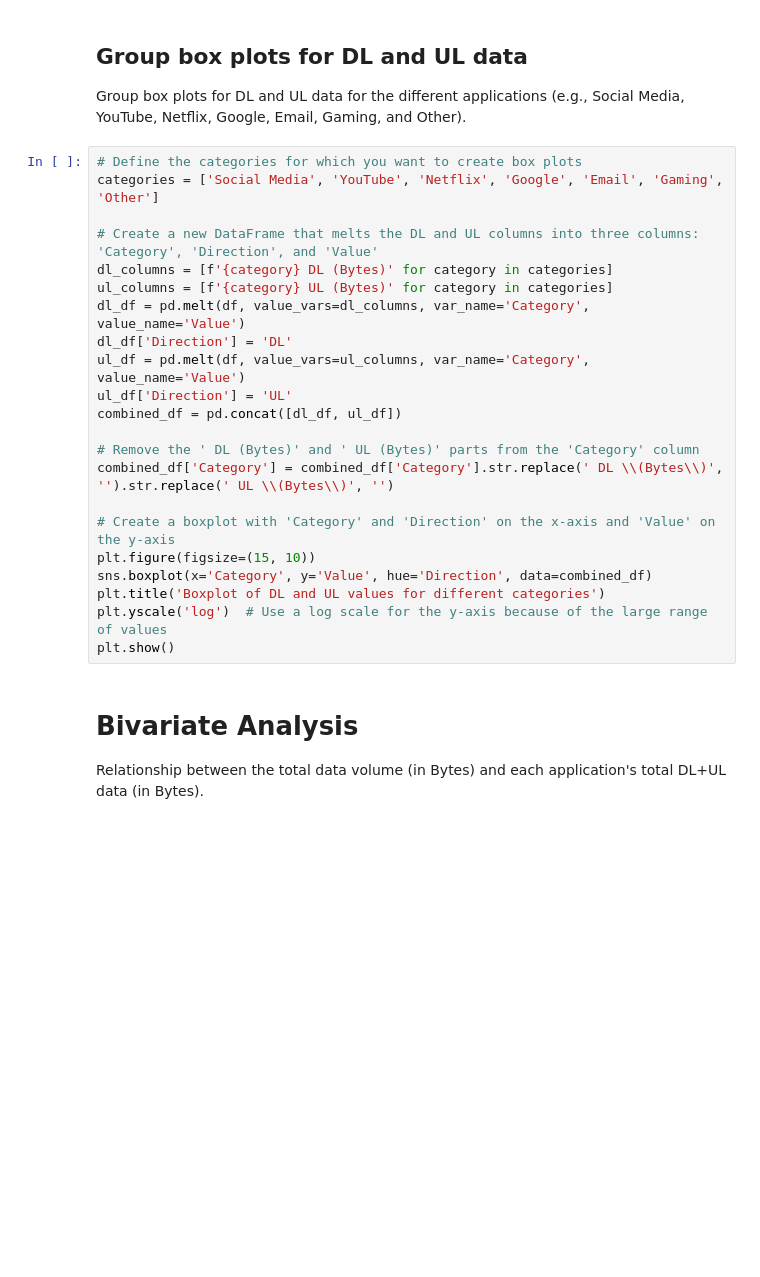
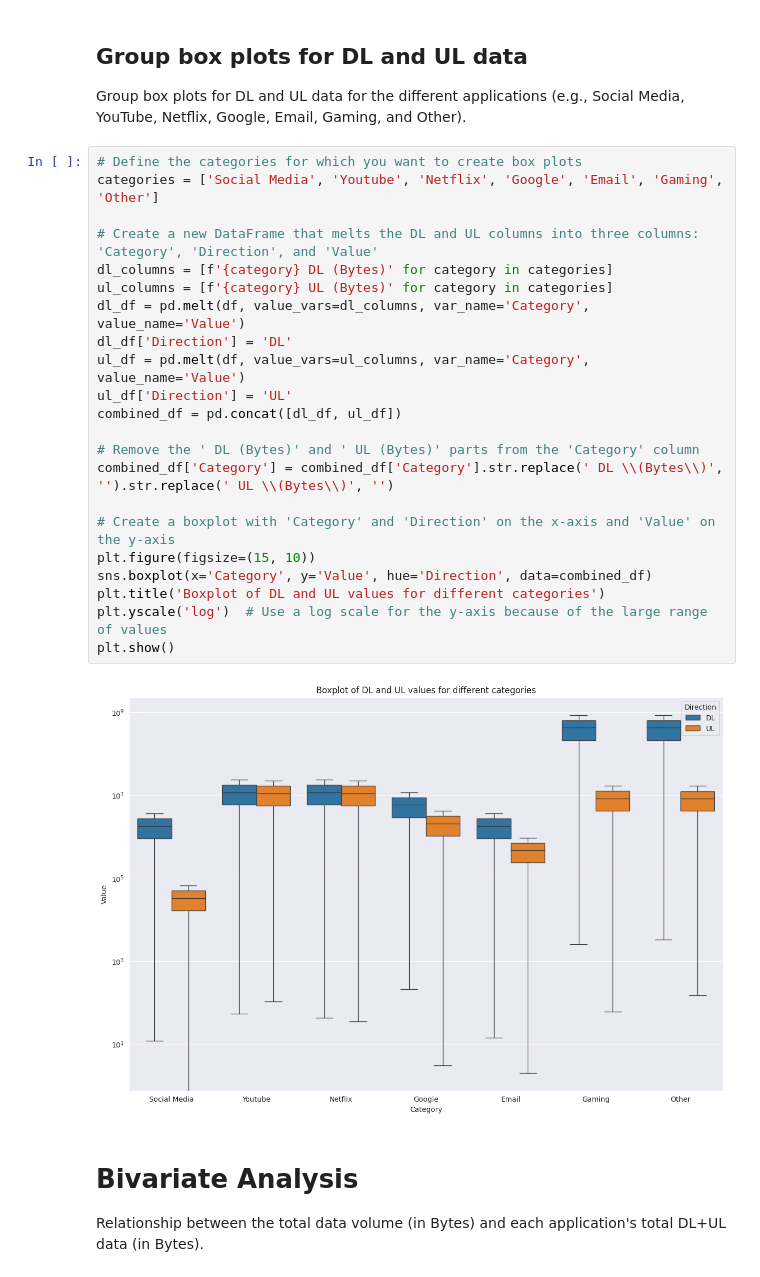
Before and after one commit to hillaryke/Telecom-User-Analytics, a Jupyter notebook: notebooks/user-overview-analysis.ipynb, the cells around one changed output. Cells and saved outputs as stored; diff of their text form; blank space fills up the shorter version.

```diff
--- a/notebooks/user-overview-analysis.ipynb
+++ b/notebooks/user-overview-analysis.ipynb
@@ -279,26 +279,28 @@ for col in categorical_columns:
 Group box plots for DL and UL data for the different applications (e.g., Social Media, YouTube, Netflix, Google, Email, Gaming, and Other).
 # %%
 # Define the categories for which you want to create box plots
-categories = ['Social Media', 'YouTube', 'Netflix', 'Google', 'Email', 'Gaming', 'Other']
+categories = ['Social Media', 'Youtube', 'Netflix', 'Google', 'Email', 'Gaming', 'Other']
 
 # Create a new DataFrame that melts the DL and UL columns into three columns: 'Category', 'Direction', and 'Value'
 dl_columns = [f'{category} DL (Bytes)' for category in categories]
 ul_columns = [f'{category} UL (Bytes)' for category in categories]
 dl_df = pd.melt(df, value_vars=dl_columns, var_name='Category', value_name='Value')
 dl_df['Direction'] = 'DL'
 ul_df = pd.melt(df, value_vars=ul_columns, var_name='Category', value_name='Value')
 ul_df['Direction'] = 'UL'
 combined_df = pd.concat([dl_df, ul_df])
 
 # Remove the ' DL (Bytes)' and ' UL (Bytes)' parts from the 'Category' column
 combined_df['Category'] = combined_df['Category'].str.replace(' DL \\(Bytes\\)', '').str.replace(' UL \\(Bytes\\)', '')
 
 # Create a boxplot with 'Category' and 'Direction' on the x-axis and 'Value' on the y-axis
 plt.figure(figsize=(15, 10))
 sns.boxplot(x='Category', y='Value', hue='Direction', data=combined_df)
 plt.title('Boxplot of DL and UL values for different categories')
 plt.yscale('log')  # Use a log scale for the y-axis because of the large range of values
 plt.show()
+# %% [output]
+[figure, added]
 # %% [markdown]
 # Bivariate Analysis
 Relationship between the total data volume (in Bytes) and each application's total DL+UL data (in Bytes).
```
Also changed, not shown: parts of 1 cell of this notebook.
